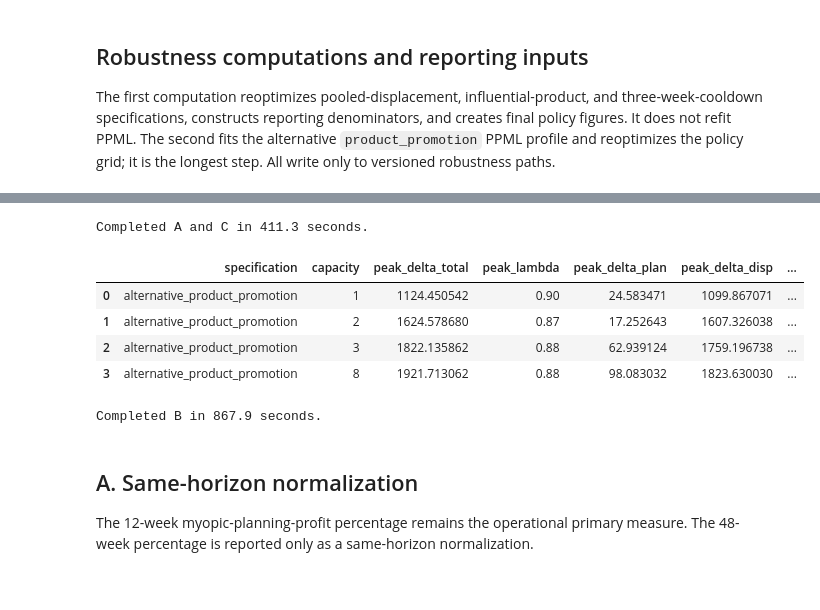
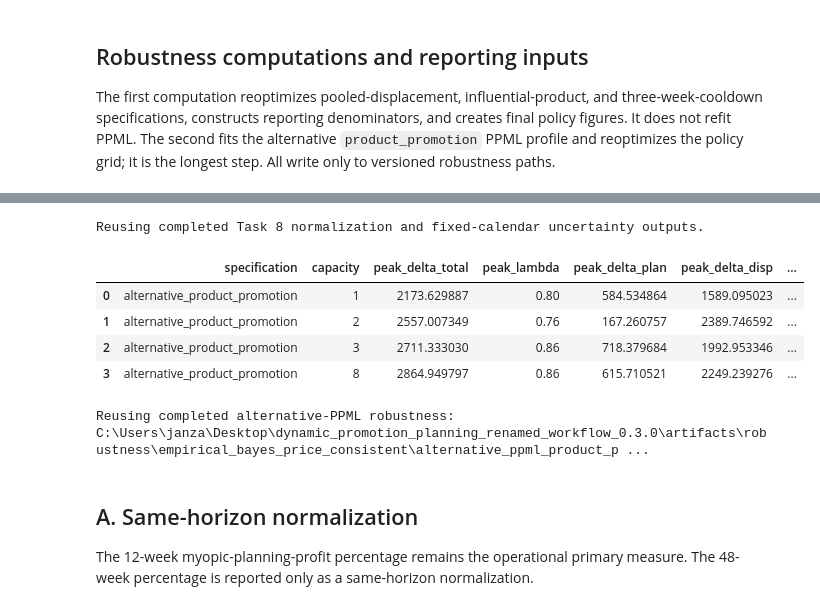
Before and after one commit to Aregars2/dynamic-promotion-planning, a Jupyter notebook: notebooks/08_robustness_and_uncertainty.ipynb, the cells around one changed output, grey strips where cells are left out. Drawn from its saved outputs; the diff is of its cells as text; code cells hidden in the pictures.

```diff
--- a/notebooks/08_robustness_and_uncertainty.ipynb
+++ b/notebooks/08_robustness_and_uncertainty.ipynb
@@ -128,36 +156,51 @@ subprocess.run(
 # %%
 # Same-horizon normalization and fixed-calendar behavioral-parameter
-# uncertainty. This section neither refits PPML nor reoptimizes calendars.
-from run_final_robustness_reporting import run_reporting_robustness
+# uncertainty. Reuse completed outputs when available; this section neither
+# refits PPML nor reoptimizes calendars.
+reporting_paths = {
+    'same_horizon_grid': ROBUSTNESS_DIR / 'same_horizon_normalization_full_grid.csv',
+    'normalization_peaks': ROBUSTNESS_DIR / 'same_horizon_normalization_peak_summary.csv',
+    'parent_level_contrasts': ROBUSTNESS_DIR / 'fixed_calendar_behavioral_uncertainty_peak_draws.csv',
+    'uncertainty_peaks': ROBUSTNESS_DIR / 'fixed_calendar_behavioral_uncertainty_peak_summary.csv',
+}
+if all(path.is_file() for path in reporting_paths.values()):
+    same_horizon_grid = pd.read_csv(reporting_paths['same_horizon_grid'])
+    normalization_peaks = pd.read_csv(reporting_paths['normalization_peaks'])
+    parent_level_contrasts = pd.read_csv(reporting_paths['parent_level_contrasts'])
+    uncertainty_peaks = pd.read_csv(reporting_paths['uncertainty_peaks'])
+    print('Reusing completed Task 8 normalization and fixed-calendar uncertainty outputs.')
+else:
+    from run_final_robustness_reporting import run_reporting_robustness
 
-reporting_results = run_reporting_robustness()
-same_horizon_grid = reporting_results['same_horizon_grid']
-normalization_peaks = reporting_results['same_horizon_peaks']
-parent_level_contrasts = reporting_results['fixed_calendar_parent_contrasts']
-uncertainty_peaks = reporting_results['fixed_calendar_summary']
-print(f"Completed normalization and fixed-calendar uncertainty in {reporting_results['runtime_seconds']:.1f} seconds.")
+    reporting_results = run_reporting_robustness()
+    same_horizon_grid = reporting_results['same_horizon_grid']
+    normalization_peaks = reporting_results['same_horizon_peaks']
+    parent_level_contrasts = reporting_results['fixed_calendar_parent_contrasts']
+    uncertainty_peaks = reporting_results['fixed_calendar_summary']
+    print(f"Completed normalization and fixed-calendar uncertainty in {reporting_results['runtime_seconds']:.1f} seconds.")
 # %% [output]
-Completed A and C in 411.3 seconds.
+Reusing completed Task 8 normalization and fixed-calendar uncertainty outputs.
 # %%
 # B: execute the expensive PPML fit, common-origin profile, and full reoptimization in-kernel.
 # It reuses final behavioral draws/actions and writes only under robustness paths.
-from run_alternative_ppml_robustness import run_alternative_ppml_robustness
+from run_alternative_ppml_robustness import ARTIFACTS as ALTERNATIVE_ARTIFACT_DIR, OUT as ALTERNATIVE_OUTPUT_DIR, run_alternative_ppml_robustness
+from dynamic_promotion_planning.policy import load_pickle
 
-alternative_results = run_alternative_ppml_robustness()
-alternative_prediction_grid = alternative_results['predictions']
-alternative_weekly_profile = alternative_results['weekly_profile_table']
-alternative_policy_grid = alternative_results['full_grid']
-alternative_summary = alternative_results['summary']
-alternative_vs_main = alternative_results['comparison']
+alternative_artifact = load_pickle(ALTERNATIVE_ARTIFACT_DIR / "policy_optimization.pkl")
+alternative_prediction_grid = None
+alternative_weekly_profile = alternative_artifact["weekly_profile_table"]
+alternative_policy_grid = pd.read_csv(ALTERNATIVE_OUTPUT_DIR / "alternative_ppml_full_grid.csv")
+alternative_summary = pd.read_csv(ALTERNATIVE_OUTPUT_DIR / "alternative_ppml_peak_transition_summary.csv")
+alternative_vs_main = pd.read_csv(ALTERNATIVE_OUTPUT_DIR / "alternative_ppml_vs_main_full_grid.csv")
 display(alternative_summary)
-print(f"Completed B in {alternative_results['runtime_seconds']:.1f} seconds.")
+print(f"Reusing completed alternative-PPML robustness: {ALTERNATIVE_ARTIFACT_DIR}")
 # %% [output]
 |  | specification | capacity | peak_delta_total | peak_lambda | peak_delta_plan | peak_delta_disp | ... |
-| 0 | alternative_product_promotion | 1 | 1124.450542 | 0.90 | 24.583471 | 1099.867071 | ... |
-| 1 | alternative_product_promotion | 2 | 1624.578680 | 0.87 | 17.252643 | 1607.326038 | ... |
-| 2 | alternative_product_promotion | 3 | 1822.135862 | 0.88 | 62.939124 | 1759.196738 | ... |
-| 3 | alternative_product_promotion | 8 | 1921.713062 | 0.88 | 98.083032 | 1823.630030 | ... |
+| 0 | alternative_product_promotion | 1 | 2173.629887 | 0.80 | 584.534864 | 1589.095023 | ... |
+| 1 | alternative_product_promotion | 2 | 2557.007349 | 0.76 | 167.260757 | 2389.746592 | ... |
+| 2 | alternative_product_promotion | 3 | 2711.333030 | 0.86 | 718.379684 | 1992.953346 | ... |
+| 3 | alternative_product_promotion | 8 | 2864.949797 | 0.86 | 615.710521 | 2249.239276 | ... |
-Completed B in 867.9 seconds.
+Reusing completed alternative-PPML robustness: C:\Users\janza\Desktop\dynamic_promotion_planning_renamed_workflow_0.3.0\artifacts\robustness\empirical_bayes_price_consistent\alternative_ppml_product_p ...
 # %% [markdown]
 ## A. Same-horizon normalization
 
```
Also changed, not shown: parts of 21 cells of this notebook, 20 other files.
